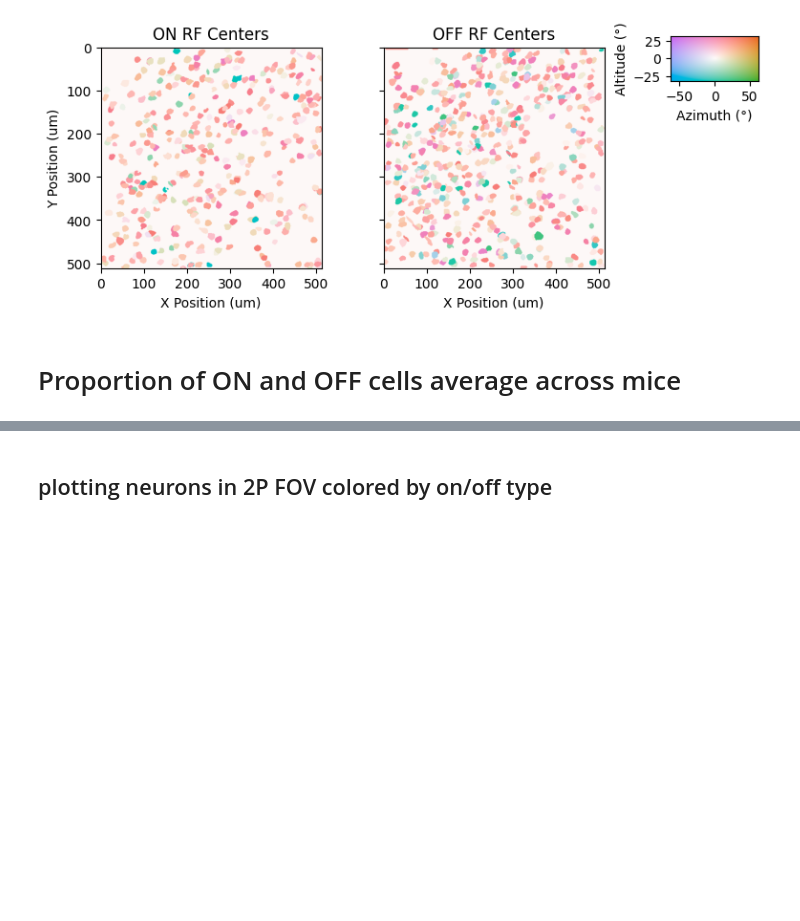
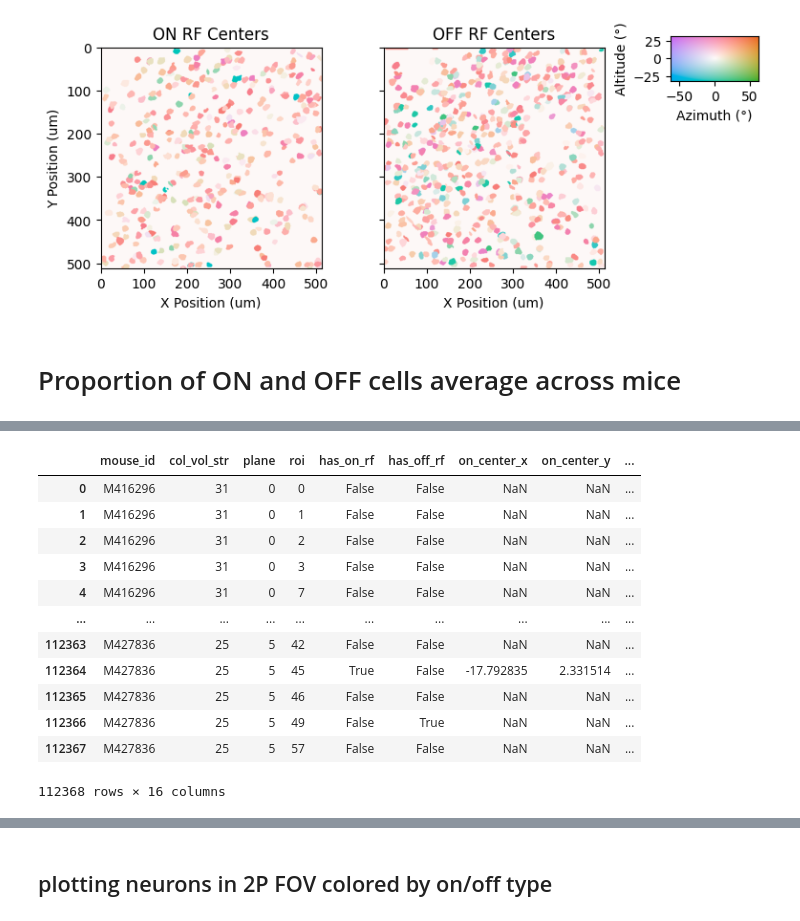
Before and after one commit to naomidonovan1/allen_v1dd, a Jupyter notebook: src/allen_v1dd/demo.ipynb, the cells around one changed output, grey strips where cells are left out. Cells and saved outputs as stored; diff of their text form; code cells hidden in the pictures; blank space fills up the shorter version.

```diff
--- a/src/allen_v1dd/demo.ipynb
+++ b/src/allen_v1dd/demo.ipynb
@@ -594,5 +612,33 @@ summary_df
 | 112367 | M427836 | 25 | 5 | 57 | False | False | NaN | NaN | ... |
 112368 rows × 14 columns
+# %%
+rf_types = []
+for on_rf, off_rf in zip(summary_df['has_on_rf'].values, summary_df['has_off_rf'].values):
+    if on_rf and off_rf:
+        rf_types.append('ON-OFF')
+    elif on_rf and not off_rf:
+        rf_types.append('ON-only')
+    elif not on_rf and off_rf:
+        rf_types.append('OFF-only')
+    else:
+        rf_types.append('None')
+
+summary_df['rf_type'] = rf_types
+summary_df
+# %% [output]
+|  | mouse_id | col_vol_str | plane | roi | has_on_rf | has_off_rf | on_center_x | on_center_y | ... |
+| 0 | M416296 | 31 | 0 | 0 | False | False | NaN | NaN | ... |
+| 1 | M416296 | 31 | 0 | 1 | False | False | NaN | NaN | ... |
+| 2 | M416296 | 31 | 0 | 2 | False | False | NaN | NaN | ... |
+| 3 | M416296 | 31 | 0 | 3 | False | False | NaN | NaN | ... |
+| 4 | M416296 | 31 | 0 | 7 | False | False | NaN | NaN | ... |
+| ... | ... | ... | ... | ... | ... | ... | ... | ... | ... |
+| 112363 | M427836 | 25 | 5 | 42 | False | False | NaN | NaN | ... |
+| 112364 | M427836 | 25 | 5 | 45 | True | False | -17.792835 | 2.331514 | ... |
+| 112365 | M427836 | 25 | 5 | 46 | False | False | NaN | NaN | ... |
+| 112366 | M427836 | 25 | 5 | 49 | False | True | NaN | NaN | ... |
+| 112367 | M427836 | 25 | 5 | 57 | False | False | NaN | NaN | ... |
+112368 rows × 16 columns
 # %%
 ## map column volume and plane to depth in microns
 
```
Also changed, not shown: parts of 7 cells of this notebook.
